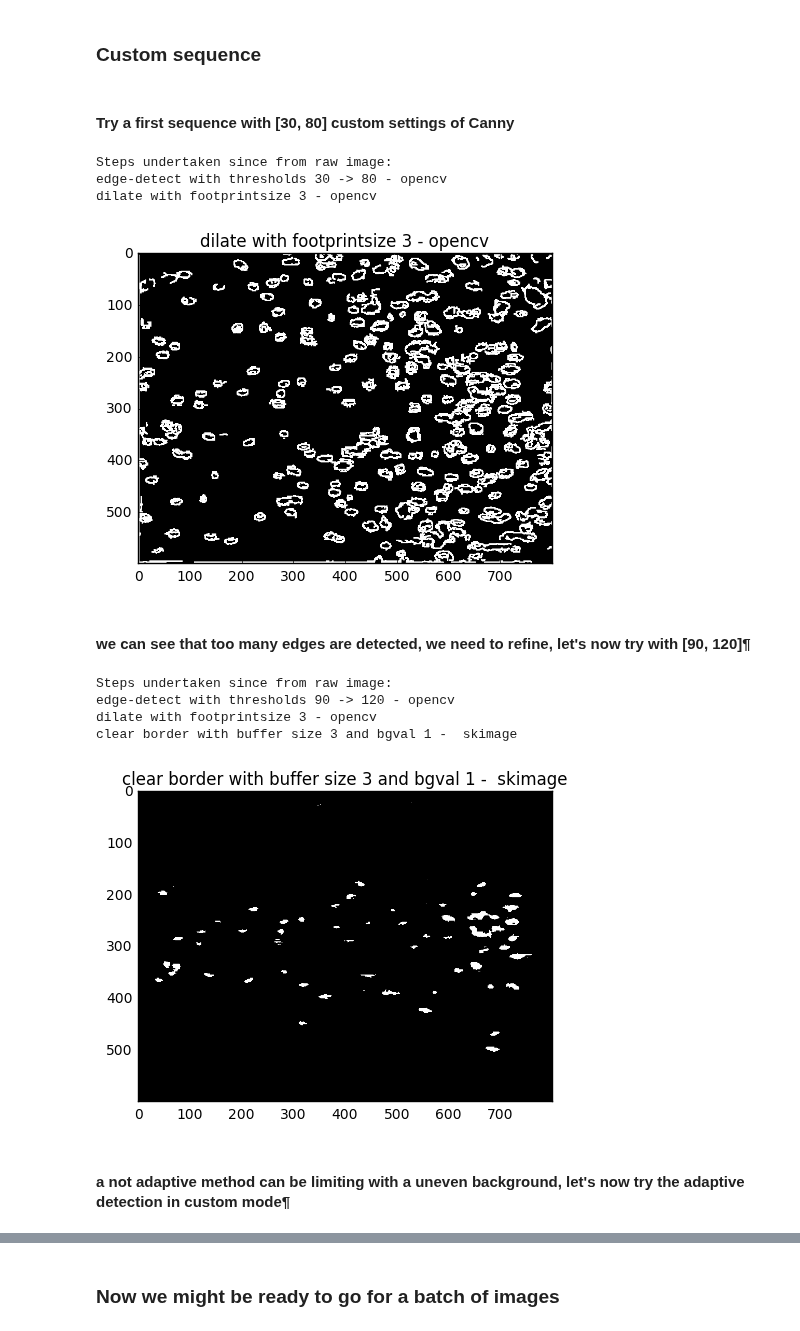
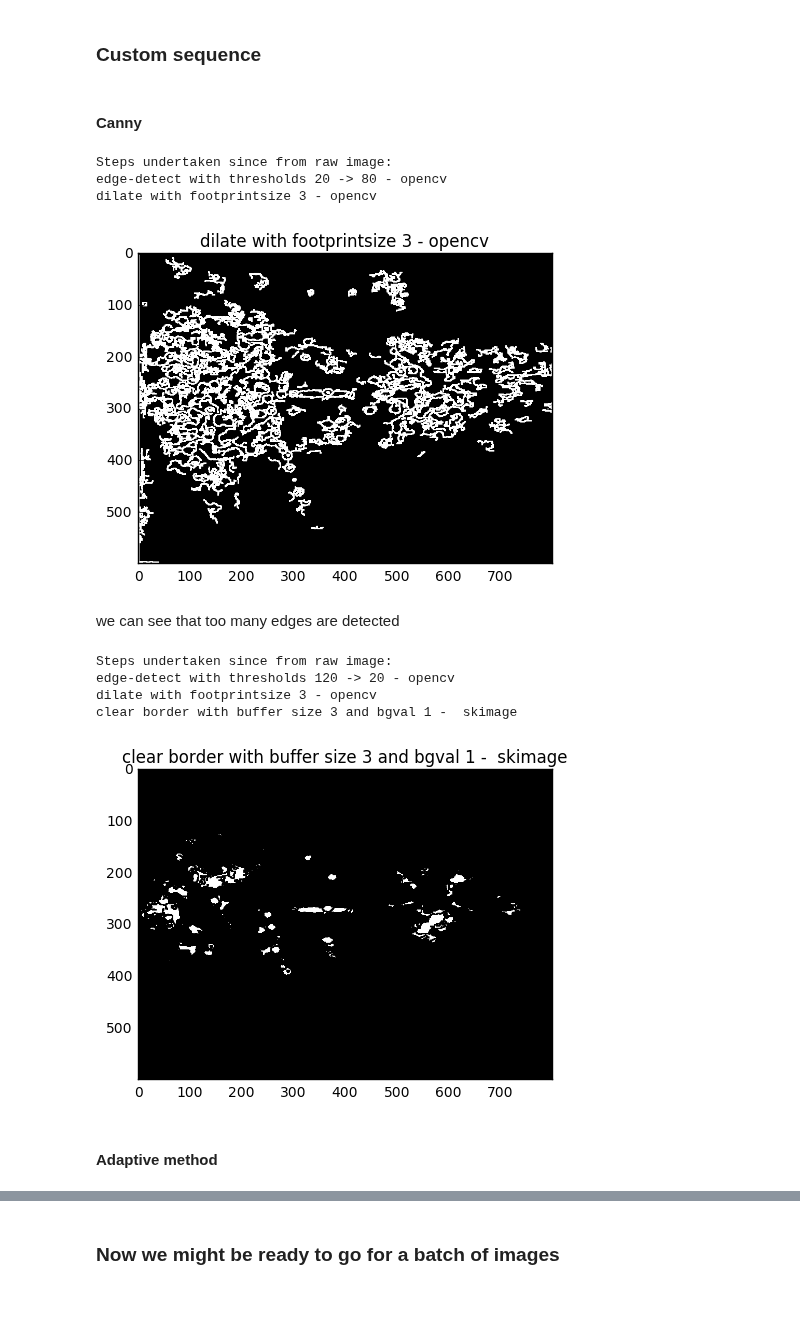
Before and after one commit to gbellandi/bubble_size_analysis, a Jupyter notebook: drafts/bubblekicker.ipynb, the cells around one changed output, grey strips where cells are left out. Cells and saved outputs as stored; diff of their text form; code cells hidden in the pictures; blank space fills up the shorter version.

```diff
--- a/drafts/bubblekicker.ipynb
+++ b/drafts/bubblekicker.ipynb
@@ -7,6 +7,8 @@ from bubblekicker.bubblekicker import (BubbleKicker, batchbubblekicker, bubble_p
 from bubblekicker.pipelines import CannyPipeline, AdaptiveThresholdPipeline
 # %%
 %matplotlib inline
+# %%
+img = '3411017m_0004.jpg'
 # %% [markdown]
 ### Pipelines testing¶
 # %% [markdown]
@@ -61,34 +72,35 @@ erode with footprintsize 1 - opencv
 # %% [markdown]
 ### Custom sequence
-# %% [markdown]
-#### Try a first sequence with [30, 80] custom settings of Canny
+# %% [markdown]
+#### Canny
 # %%
-bubbler = BubbleKicker('0325097m_0305.tif', channel='red')
-bubbler.edge_detect_canny_opencv([30, 80]) # canny edge detection givin the two parameters to build the gaussian
+bubbler = BubbleKicker(img, channel='red')
+bubbler.edge_detect_canny_opencv([20, 80]) # canny edge detection givin the two parameters to build the gaussian
 bubbler.dilate_opencv(3) # dilate using opencv function
 bubbler.plot();
 bubbler.what_have_i_done()
 # %% [output]
 Steps undertaken since from raw image:
-edge-detect with thresholds 30 -> 80 - opencv
+edge-detect with thresholds 20 -> 80 - opencv
 dilate with footprintsize 3 - opencv
-[figure, old version]
+[figure, new version]
 # %% [markdown]
-#### we can see that too many edges are detected, we need to refine, let's now try with [90, 120]¶
+we can see that too many edges are detected
 # %%
 bubbler.reset_to_raw()
-bubbler.edge_detect_canny_opencv([90, 120])
+bubbler.edge_detect_canny_opencv([120, 20])
 bubbler.dilate_opencv(3)
 bubbler.clear_border_skimage(3, 1)
 bubbler.plot();
 bubbler.what_have_i_done()
+plt.savefig('cannyPipeline.jpg')
 # %% [output]
 Steps undertaken since from raw image:
-edge-detect with thresholds 90 -> 120 - opencv
+edge-detect with thresholds 120 -> 20 - opencv
 dilate with footprintsize 3 - opencv
 clear border with buffer size 3 and bgval 1 -  skimage
-[figure, old version]
+[figure, new version]
-# %% [markdown]
-#### a not adaptive method can be limiting with a uneven background, let's now try the adaptive detection in custom mode¶
+# %% [markdown]
+#### Adaptive method
 # %%
 bubbler.reset_to_raw() # here we are running things in default mode
```
Also changed, not shown: parts of 13 cells of this notebook.
